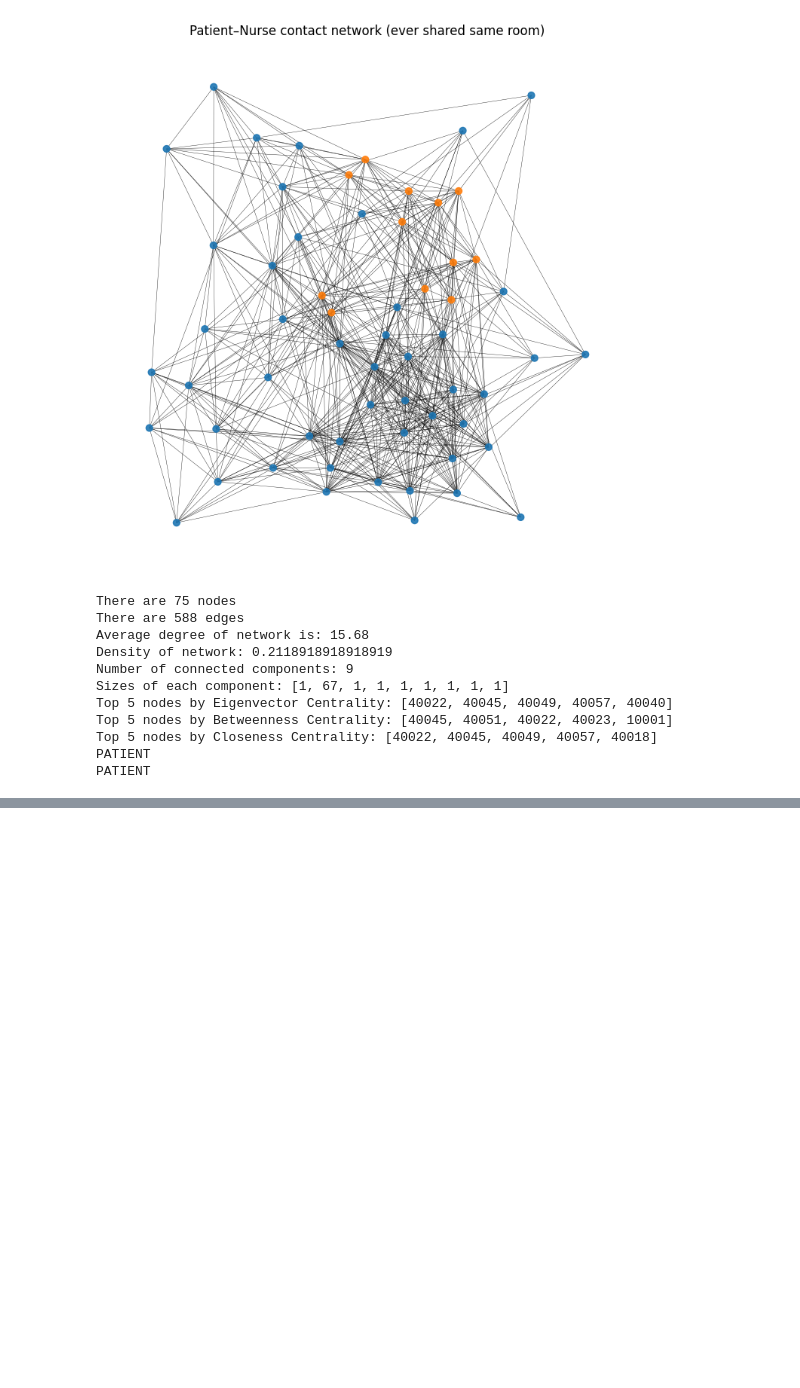
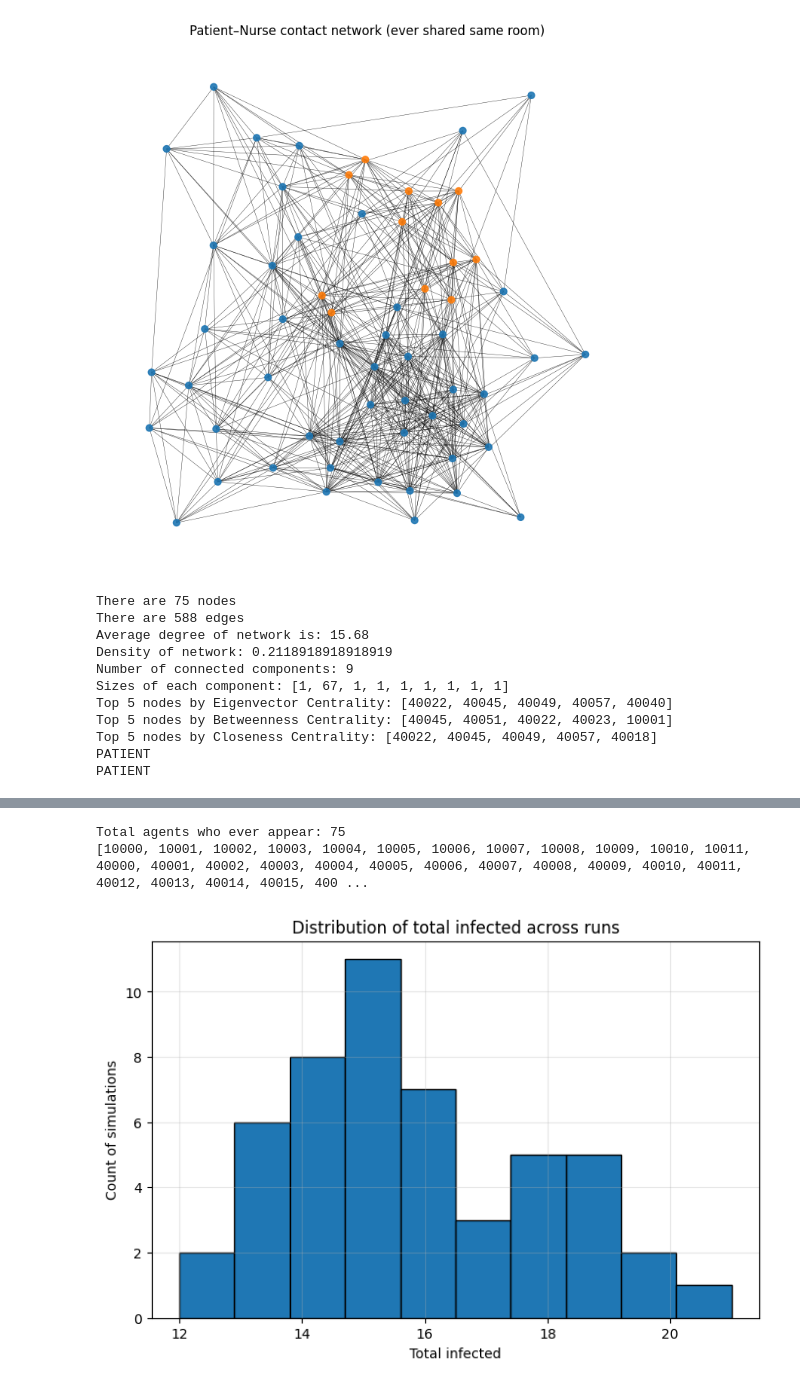
Before and after one commit to leehaesol93/BIOL-4559-Project, a Jupyter notebook: Simulation-maskingandtotaloutbreak.ipynb, the cells around one changed output, grey strips where cells are left out. Saved outputs shown, nothing was run; the diff lists cells and outputs as text; code cells hidden in the pictures; blank space fills up the shorter version.

```diff
--- a/Simulation-maskingandtotaloutbreak.ipynb
+++ b/Simulation-maskingandtotaloutbreak.ipynb
@@ -1188,0 +1188,7 @@ plt.show()
+# %%
+all_agents_in_roster = {a for (_, _), ppl in roster.items() for a in ppl}
+print("Total agents who ever appear:", len(all_agents_in_roster))
+print(sorted(all_agents_in_roster))
+# %% [output]
+Total agents who ever appear: 75
+[10000, 10001, 10002, 10003, 10004, 10005, 10006, 10007, 10008, 10009, 10010, 10011, 40000, 40001, 40002, 40003, 40004, 40005, 40006, 40007, 40008, 40009, 40010, 40011, 40012, 40013, 40014, 40015, 400 ...
@@ -1188,0 +1295,10 @@ plt.show()
+# %%
+plt.figure(figsize=(8,5))
+plt.hist(results, bins=10, edgecolor="black")
+plt.xlabel("Total infected")
+plt.ylabel("Count of simulations")
+plt.title("Distribution of total infected across runs")
+plt.grid(alpha=0.3)
+plt.show()
+# %% [output]
+[figure, added]
```
Also changed, not shown: parts of 14 cells of this notebook.
